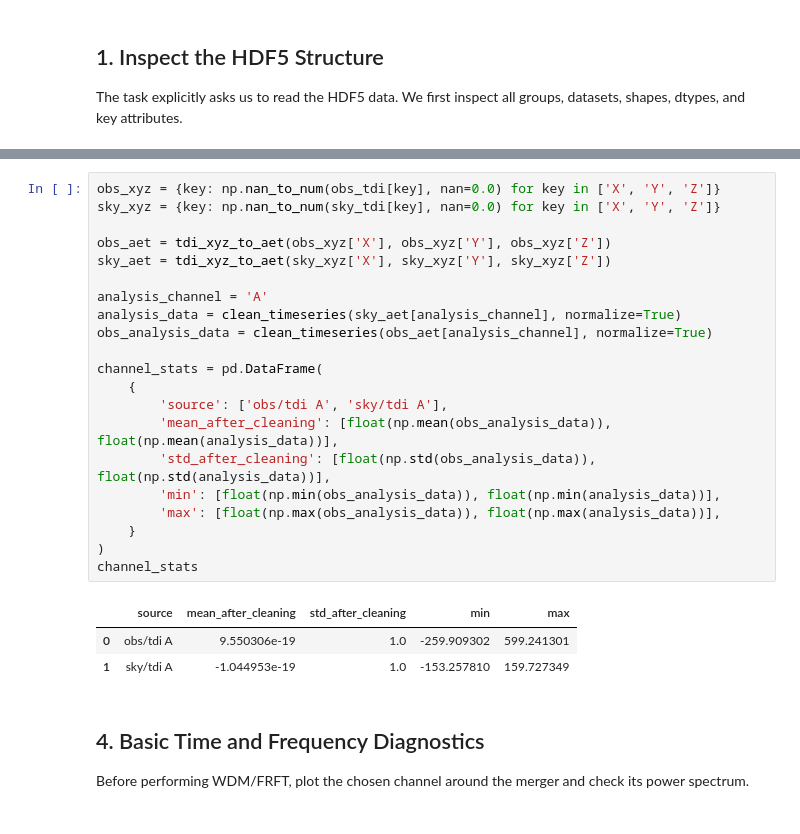
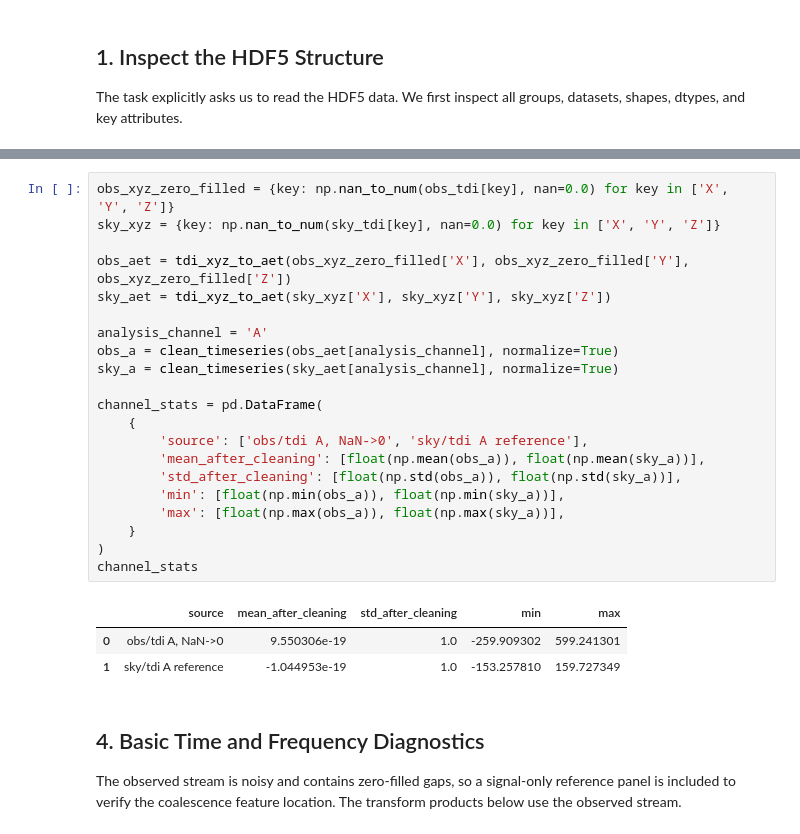
Before and after one commit to leichang131-debug/task5-lisa-taiji, a Jupyter notebook: notebooks/01_ldc_time_frequency_visualization.ipynb, the cells around one changed output, grey strips where cells are left out. Cells and saved outputs as stored; diff of their text form.

```diff
--- a/notebooks/01_ldc_time_frequency_visualization.ipynb
+++ b/notebooks/01_ldc_time_frequency_visualization.ipynb
@@ -117,30 +119,30 @@ We keep the original `X/Y/Z` channels and also form standard orthogonal A/E/T-li
 # %%
-obs_xyz = {key: np.nan_to_num(obs_tdi[key], nan=0.0) for key in ['X', 'Y', 'Z']}
+obs_xyz_zero_filled = {key: np.nan_to_num(obs_tdi[key], nan=0.0) for key in ['X', 'Y', 'Z']}
 sky_xyz = {key: np.nan_to_num(sky_tdi[key], nan=0.0) for key in ['X', 'Y', 'Z']}
 
-obs_aet = tdi_xyz_to_aet(obs_xyz['X'], obs_xyz['Y'], obs_xyz['Z'])
+obs_aet = tdi_xyz_to_aet(obs_xyz_zero_filled['X'], obs_xyz_zero_filled['Y'], obs_xyz_zero_filled['Z'])
 sky_aet = tdi_xyz_to_aet(sky_xyz['X'], sky_xyz['Y'], sky_xyz['Z'])
 
 analysis_channel = 'A'
-analysis_data = clean_timeseries(sky_aet[analysis_channel], normalize=True)
-obs_analysis_data = clean_timeseries(obs_aet[analysis_channel], normalize=True)
+obs_a = clean_timeseries(obs_aet[analysis_channel], normalize=True)
+sky_a = clean_timeseries(sky_aet[analysis_channel], normalize=True)
 
 channel_stats = pd.DataFrame(
     {
-        'source': ['obs/tdi A', 'sky/tdi A'],
-        'mean_after_cleaning': [float(np.mean(obs_analysis_data)), float(np.mean(analysis_data))],
-        'std_after_cleaning': [float(np.std(obs_analysis_data)), float(np.std(analysis_data))],
-        'min': [float(np.min(obs_analysis_data)), float(np.min(analysis_data))],
-        'max': [float(np.max(obs_analysis_data)), float(np.max(analysis_data))],
+        'source': ['obs/tdi A, NaN->0', 'sky/tdi A reference'],
+        'mean_after_cleaning': [float(np.mean(obs_a)), float(np.mean(sky_a))],
+        'std_after_cleaning': [float(np.std(obs_a)), float(np.std(sky_a))],
+        'min': [float(np.min(obs_a)), float(np.min(sky_a))],
+        'max': [float(np.max(obs_a)), float(np.max(sky_a))],
     }
 )
 channel_stats
 # %% [output]
 |  | source | mean_after_cleaning | std_after_cleaning | min | max |
-| 0 | obs/tdi A | 9.550306e-19 | 1.0 | -259.909302 | 599.241301 |
-| 1 | sky/tdi A | -1.044953e-19 | 1.0 | -153.257810 | 159.727349 |
+| 0 | obs/tdi A, NaN->0 | 9.550306e-19 | 1.0 | -259.909302 | 599.241301 |
+| 1 | sky/tdi A reference | -1.044953e-19 | 1.0 | -153.257810 | 159.727349 |
-# %% [markdown]
-## 4. Basic Time and Frequency Diagnostics
-
-Before performing WDM/FRFT, plot the chosen channel around the merger and check its power spectrum.
+# %% [markdown]
+## 4. Basic Time and Frequency Diagnostics
+
+The observed stream is noisy and contains zero-filled gaps, so a signal-only reference panel is included to verify the coalescence feature location. The transform products below use the observed stream.
 # %%
```
Also changed, not shown: parts of 15 cells of this notebook, 18 other files.
